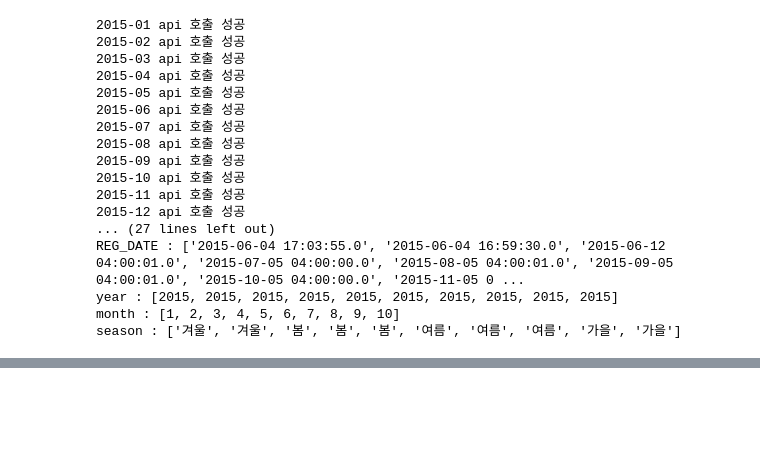
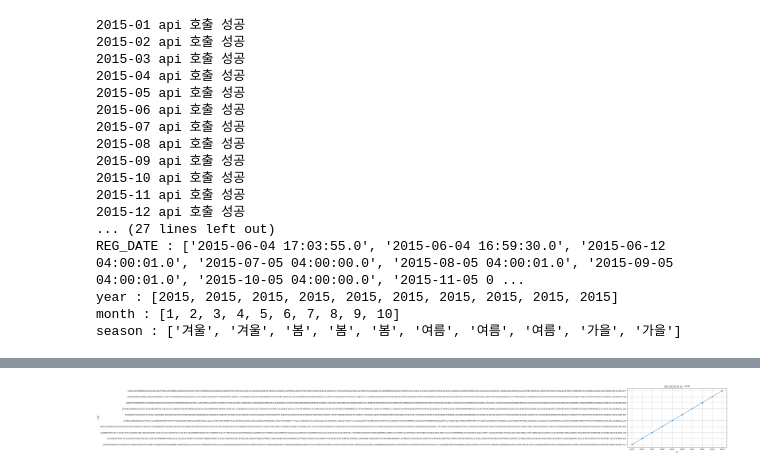
Before and after one commit to hye-ya-i/Data-Analysis-with-Open-Source, a Jupyter notebook: 오픈소스_데이터_분석_4강.ipynb, the cells around one changed output, grey strips where cells are left out. Cells and saved outputs as stored; diff of their text form; code cells hidden in the pictures; blank space fills up the shorter version.

```diff
--- a/오픈소스_데이터_분석_4강.ipynb
+++ b/오픈소스_데이터_분석_4강.ipynb
@@ -527,3 +527,102 @@ REG_DATE : ['2015-06-04 17:03:55.0', '2015-06-04 16:59:30.0', '2015-06-12 04:00:
 year : [2015, 2015, 2015, 2015, 2015, 2015, 2015, 2015, 2015, 2015]
 month : [1, 2, 3, 4, 5, 6, 7, 8, 9, 10]
 season : ['겨울', '겨울', '봄', '봄', '봄', '여름', '여름', '여름', '가을', '가을']
+# %%
+######################## 3-1
+import requests
+import pandas as pd
+import matplotlib.pyplot as plt  # 🔹 추가: 그래프 시각화용
+
+## 서울 열린데이터 API 기본 설정
+API_KEY = "765965645a776c67313134774d587251"
+BASE_URL = "http://openapi.seoul.go.kr:8088"
+SERVICE = "energyUseDataSummaryInfo"
+
+## 힌트 참조하여 2015/1-2024/12 데이터 수집
+def get_year_months():
+    year_months = []
+    for year in range(2015, 2015 + 1):  # 테스트용으로 2015만 수집
+        for month in range(1, 12 + 1):
+            year_months.append(f'{year}{month:02d}')
+    return year_months
+
+responses = []
+
+## 각 연월별로 API 호출하여 responses에 데이터 담기
+for year_month in get_year_months():
+    year = year_month[:4]
+    month = year_month[4:]
+
+    url = f"{BASE_URL}/{API_KEY}/json/{SERVICE}/1/1000/{year}/{month}"
+    response = requests.get(url)
+
+    if response.status_code == 200:
+        data = response.json().get(SERVICE, {}).get("row", [])
+        personal_data = [row for row in data if "개인" in str(row)]
+        for row in personal_data:
+            row["year"] = int(year)
+            row["month"] = int(month)
+        responses.extend(personal_data)
+        print(f"{year}-{month} api 호출 성공")
+    else:
+        print(f"{year}-{month} api 호출 실패")
+
+## CSV 파일로 저장 및 전처리
+if responses:
+    df = pd.DataFrame(responses)
+
+    ## 계절(season) 컬럼 추가
+    def month_to_season(month):
+        month = int(month)
+        if month in [3, 4, 5]:
+            return '봄'
+        elif month in [6, 7, 8]:
+            return '여름'
+        elif month in [9, 10, 11]:
+            return '가을'
+        else:
+            return '겨울'
+
+    df['season'] = df['month'].apply(month_to_season)
+    df.to_csv("personal_energy_use.csv", index=False, encoding="utf-8-sig")
+    print(f"데이터 저장 완료(파일명 : personal_energy_use.csv)")
+
+    ## 데이터 기본 정보 출력
+    print("\n데이터 기본 정보 : ", df.index)
+
+    ## 상위 10개 컬럼 값 출력
+    for col in df.columns:
+        print(f"{col} : {df[col].head(10).values.tolist()}")
+
+    ## 연도별 에너지 총 사용량 계산
+    ## 컬럼명은 실제 API 데이터 필드명에 따라 수정 필요
+    energy_cols = ['EUS', 'GUS', 'WUS', 'HUS']  # 예시
+    for col in energy_cols:
+        if col not in df.columns:
+            print(f"⚠️ 경고: '{col}' 컬럼이 없습니다.")
+
+    ## 컬럼 존재하면 합계 계산
+    existing_cols = [col for col in energy_cols if col in df.columns]
+    if existing_cols:
+        df['total_energy'] = df[existing_cols].sum(axis=1)
+
+        ## 연도별 총 사용량 집계
+        yearly_total = df.groupby('year')['total_energy'].sum().reset_index()
+
+        ## 선 그래프 시각화
+        plt.figure(figsize=(10,6))
+        plt.plot(yearly_total['year'], yearly_total['total_energy'], marker='o')
+        plt.title("연도별 에너지 사용 총액 변화 - 4167")  ## 학번 뒤 4자리=4167
+        plt.xlabel("연도")
+        plt.ylabel("총 사용량")
+        plt.grid(True)
+        plt.xticks(yearly_total['year'])
+        plt.tight_layout()
+        plt.savefig("yearly_total_energy_4167.png")
+        plt.show()  ## 화면에 그래프 출력
+    else:
+        print("그래프 없음")
+
+else:
+    print("데이터 없음")
+# %% [output]
@@ -529,0 +646 @@ season : ['겨울', '겨울', '봄', '봄', '봄', '여름', '여름', '여름',
+[figure, added]
```
Also changed, not shown: parts of 1 cell of this notebook.
